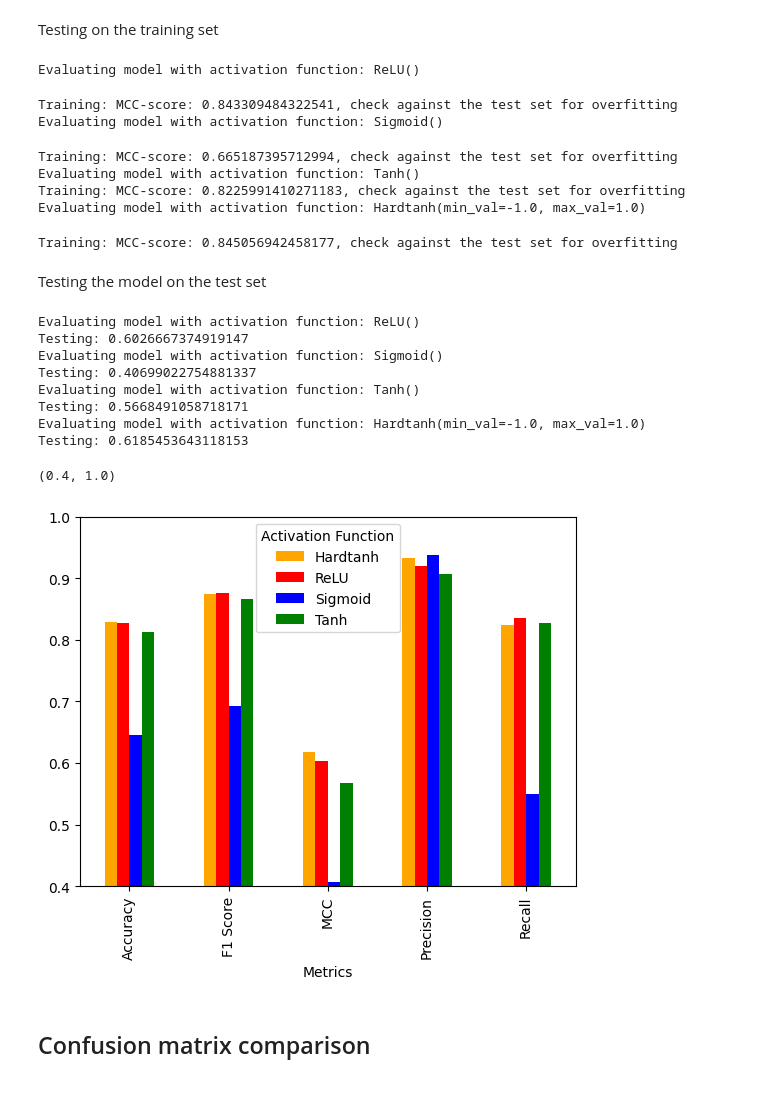
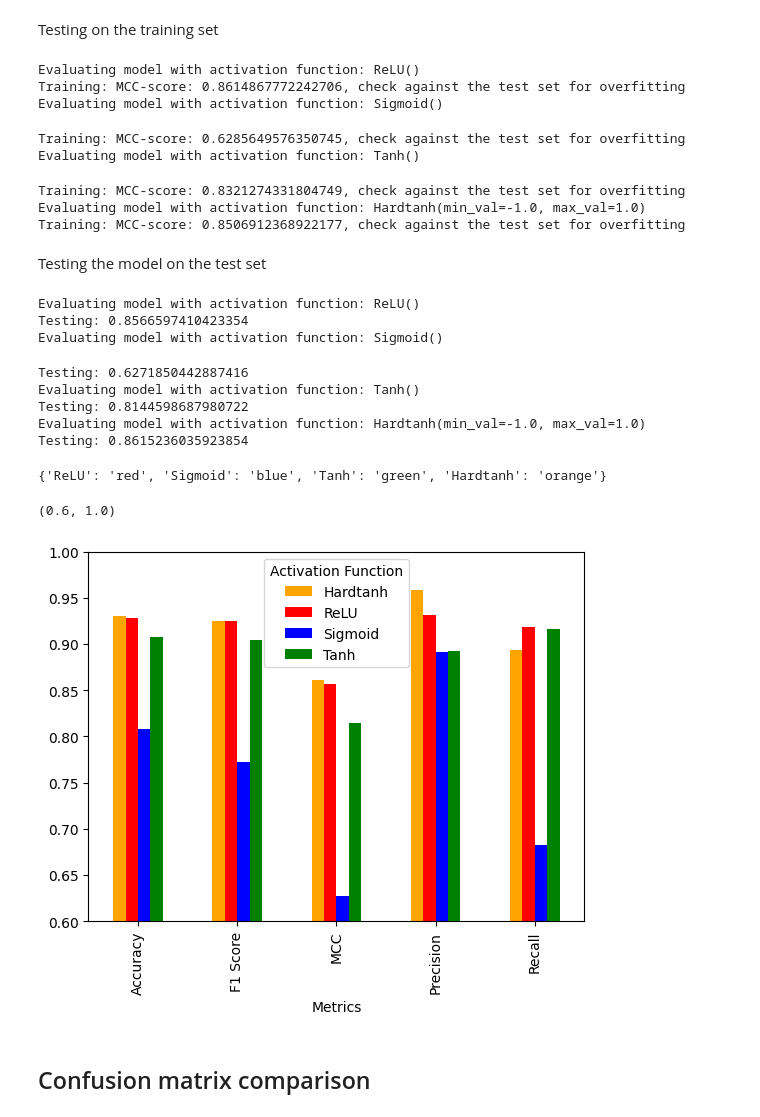
Before and after one commit to uh2000/brown_dwarf_detection, a Jupyter notebook: act_func_test.ipynb, the cells around one changed output. Drawn from its saved outputs; the diff is of its cells as text; code cells hidden in the pictures.

```diff
--- a/act_func_test.ipynb
+++ b/act_func_test.ipynb
@@ -60,12 +42,10 @@ from imblearn.combine import SMOTEENN
 # testing
 
 smote_enn = SMOTEENN(random_state=42)
+X_resampled, y_resampled = smote_enn.fit_resample(X, y)
 # %%
 from sklearn.model_selection import train_test_split
-
-# X_train,  X_test, y_train, y_test = train_test_split(X, y, test_size=0.2, random_state=42)
-X_train =
-X_train, y_train = smote_enn.fit_resample(X_train, y_train)
+X_train,  X_test, y_train,y_test = train_test_split(X_resampled, y_resampled, test_size=0.2, random_state=42)
 # %% [markdown]
 Scale the data with respect to the training data X_train
 # %%
@@ -75,13 +55,13 @@ scaler = StandardScaler()
 X_train = scaler.fit_transform(X_train)
 X_test = scaler.transform(X_test)
 # %%
-# from sklearn.decomposition import PCA
+from sklearn.decomposition import PCA
 
-# pca = PCA(n_components=5)
+pca = PCA(n_components=5)
 
-# pca.fit(X_train)
-# X_train = pca.transform(X_train)
-# X_test = pca.transform(X_test)
+pca.fit(X_train)
+X_train = pca.transform(X_train)
+X_test = pca.transform(X_test)
 # %%
 import numpy as np
 y_train, y_test = np.array(y_train), np.array(y_test)
@@ -281,13 +261,13 @@ for activation in activation_functions:
     print(f"Training: MCC-score: {mcc_tr}, check against the test set for overfitting")
 # %% [output]
 Evaluating model with activation function: ReLU()
+Training: MCC-score: 0.8614867772242706, check against the test set for overfitting
+Evaluating model with activation function: Sigmoid()
-Training: MCC-score: 0.843309484322541, check against the test set for overfitting
-Evaluating model with activation function: Sigmoid()
+Training: MCC-score: 0.6285649576350745, check against the test set for overfitting
+Evaluating model with activation function: Tanh()
-Training: MCC-score: 0.665187395712994, check against the test set for overfitting
-Evaluating model with activation function: Tanh()
-Training: MCC-score: 0.8225991410271183, check against the test set for overfitting
+Training: MCC-score: 0.8321274331804749, check against the test set for overfitting
 Evaluating model with activation function: Hardtanh(min_val=-1.0, max_val=1.0)
+Training: MCC-score: 0.8506912368922177, check against the test set for overfitting
-Training: MCC-score: 0.845056942458177, check against the test set for overfitting
 # %% [markdown]
 Testing the model on the test set
 # %%
@@ -368,30 +348,31 @@ for activation in activation_functions:
     torch.save(model.state_dict(), model_path)
 # %% [output]
 Evaluating model with activation function: ReLU()
-Testing: 0.6026667374919147
+Testing: 0.8566597410423354
 Evaluating model with activation function: Sigmoid()
-Testing: 0.40699022754881337
-Evaluating model with activation function: Tanh()
-Testing: 0.5668491058718171
-Evaluating model with activation function: Hardtanh(min_val=-1.0, max_val=1.0)
-Testing: 0.6185453643118153
+Testing: 0.6271850442887416
+Evaluating model with activation function: Tanh()
+Testing: 0.8144598687980722
+Evaluating model with activation function: Hardtanh(min_val=-1.0, max_val=1.0)
+Testing: 0.8615236035923854
 # %%
 # Convert the all_metrics dictionary to a DataFrame
 data = pd.DataFrame(all_metrics)
 # Reset the index to make 'Metrics' a column
 data = data.reset_index().rename(columns={'index': 'Metrics'})
 
 
 data = pd.melt(data, id_vars='Metrics', var_name='Activation Function', value_name='Value')
 
 data = data.set_index(['Metrics', 'Activation Function']).Value
 # colors = [act_colors[act_name] for act_name in all_metrics.keys()]
 colors = ["orange", "red", "blue", "green"]
 data.unstack().plot(kind='bar', stacked=False, color = colors)
-plt.ylim(0.4,1)
+plt.ylim(0.6,1)
 # %% [output]
-(0.4, 1.0)
+{'ReLU': 'red', 'Sigmoid': 'blue', 'Tanh': 'green', 'Hardtanh': 'orange'}
+(0.6, 1.0)
-[figure, old version]
+[figure, new version]
 # %% [markdown]
 ## Confusion matrix comparison
 # %%
```
Also changed, not shown: parts of 9 cells of this notebook.
